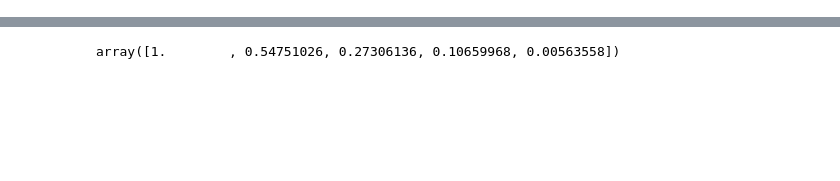
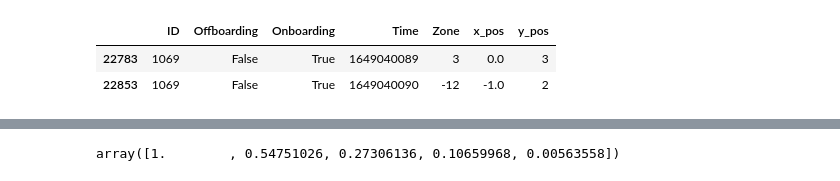
Before and after one commit to mauribadnights/sociophysics, a Jupyter notebook: simulator/simulator1.ipynb, the cells around one changed output, grey strips where cells are left out. Saved outputs shown, nothing was run; the diff lists cells and outputs as text; code cells hidden in the pictures; blank space fills up the shorter version.

```diff
--- a/simulator/simulator1.ipynb
+++ b/simulator/simulator1.ipynb
@@ -339,0 +322,10 @@ markov_matrix_offboarding
+# %%
+simulation_df = pd.DataFrame(list(simulation_tuple), columns = ['ID','Offboarding','Onboarding','Time','Zone'])
+simulation_df = simulation_df.drop(0)
+simulation_df['x_pos'] = simulation_df['Zone'].divide(zone_rows).apply(np.floor)
+simulation_df['y_pos'] = (simulation_df['Zone']).mod(zone_rows)
+simulation_df[simulation_df['ID'] == 1069].tail(60)
+# %% [output]
+|  | ID | Offboarding | Onboarding | Time | Zone | x_pos | y_pos |
+| 22783 | 1069 | False | True | 1649040089 | 3 | 0.0 | 3 |
+| 22853 | 1069 | False | True | 1649040090 | -12 | -1.0 | 2 |
```
Also changed, not shown: parts of 8 cells of this notebook, 1 other file.
